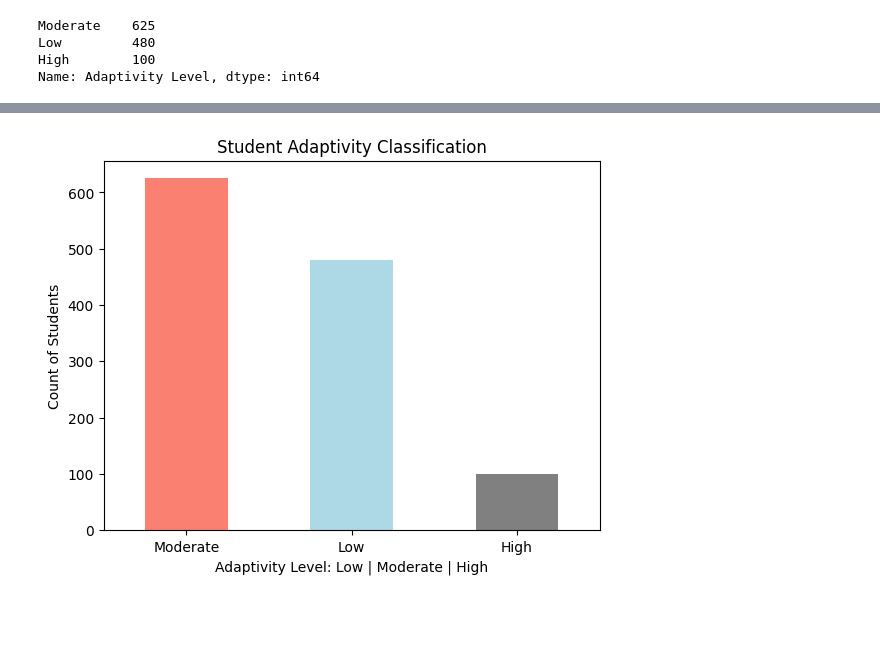
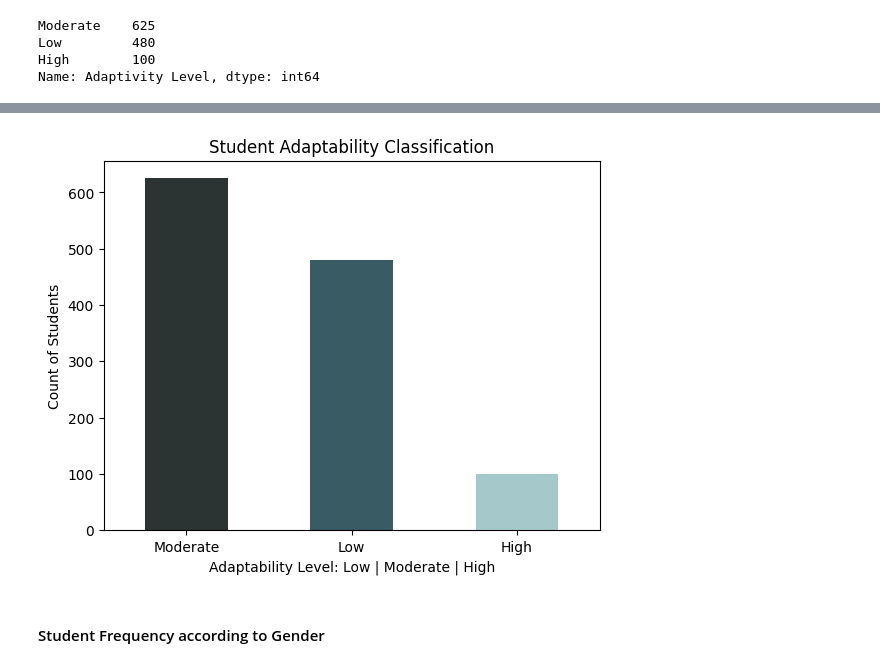
Before and after one commit to granulatedsugar/mmdc-student-classification, a Jupyter notebook: mmdc-student-classification.ipynb, the cells around one changed output, grey strips where cells are left out. Cells and saved outputs as stored; diff of their text form; code cells hidden in the pictures; blank space fills up the shorter version.

```diff
--- a/mmdc-student-classification.ipynb
+++ b/mmdc-student-classification.ipynb
@@ -148,9 +224,14 @@ Overall, the balance of adaptivity level within this population suggests that wh
+# %%
+# Color CONSTANTS
+PRIMARY = "#2C3333"
+SECONDARY = "#395B64"
+NEUTRAL = "#A5C9CA"
 # %%
 # Plot Adaptivity column
-df['Adaptivity Level'].value_counts().plot(kind='bar', color=['salmon', 'lightblue', 'grey'])
-plt.title("Student Adaptivity Classification")
-plt.xlabel("Adaptivity Level: Low | Moderate | High")
+df['Adaptivity Level'].value_counts().plot(kind='bar', color=[PRIMARY, SECONDARY, NEUTRAL])
+plt.title("Student Adaptability Classification")
+plt.xlabel("Adaptability Level: Low | Moderate | High")
 plt.ylabel("Count of Students")
 plt.xticks(rotation = 0);
 # %% [output]
-[figure, old version]
+[figure, new version]
@@ -159,0 +238,2 @@ plt.xticks(rotation = 0);
+# %% [markdown]
+#### Student Frequency according to Gender
```
Also changed, not shown: parts of 24 cells of this notebook.
